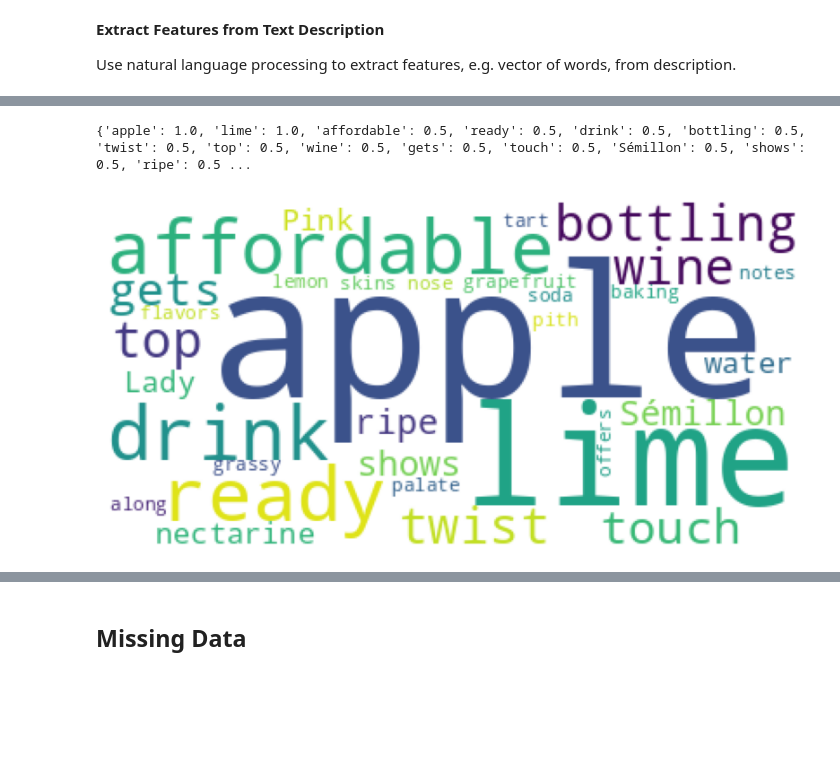
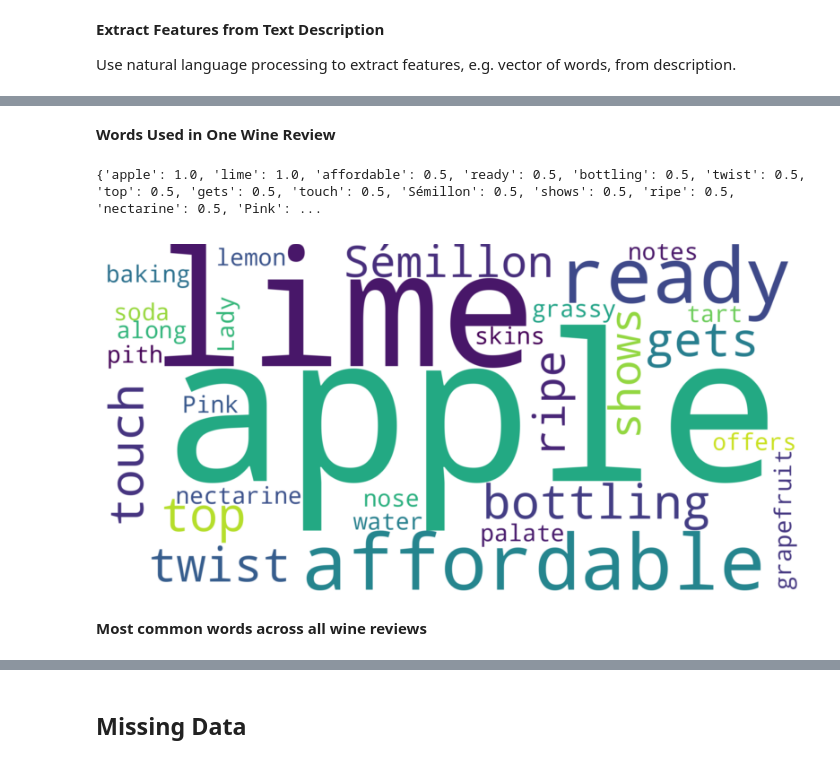
Before and after one commit to pasmith/oenologist, a Jupyter notebook: wine_review-initial_data_exploration.ipynb, the cells around one changed output, grey strips where cells are left out. Drawn from its saved outputs; the diff is of its cells as text; code cells hidden in the pictures; blank space fills up the shorter version.

Commit message:
cleaned up plots and notebooks. replaced title image of README

```diff
--- a/wine_review-initial_data_exploration.ipynb
+++ b/wine_review-initial_data_exploration.ipynb
@@ -25,6 +25,7 @@ import numpy as np
 
 import matplotlib.pyplot as plt
 import seaborn as sns
+sns.set()
 # %% [markdown]
 **Load Data**
 # %%
@@ -505,24 +505,33 @@ nltk.download('all');
+# %% [markdown]
+**Words Used in One Wine Review**
 # %%
 # helper Function for display frequency of words
-def freq_words(words, title=''):
+def freq_words(words, title=None):
   '''
   Show frequency of words as an image
   '''
+
+  stopwords = set(wc.STOPWORDS)
+  stopwords.update(["drink", "now", "wine", "flavor", "flavors"])
+
   # Generate frequency of words as an image
-  freq_words_img = wc.WordCloud(background_color='white', random_state=2).generate(words)
+  freq_words_img = wc.WordCloud(stopwords=stopwords, background_color='white', width=2048,height=1024, max_words=1000).generate(words)
 
   # print the vector of words extracted from the description
   print(freq_words_img.words_)
 
   # Display the image
   plt.figure(figsize=(10, 10))
-  plt.title(title)
-  plt.imshow(freq_words_img)
+  if title is not None:
+    plt.title(title)
+  plt.imshow(freq_words_img, interpolation="bilinear")
   plt.axis("off")
   plt.show()
 
 # show a word cloud of the features extracted from the description
 freq_words(description)
 # %% [output]
-{'apple': 1.0, 'lime': 1.0, 'affordable': 0.5, 'ready': 0.5, 'drink': 0.5, 'bottling': 0.5, 'twist': 0.5, 'top': 0.5, 'wine': 0.5, 'gets': 0.5, 'touch': 0.5, 'Sémillon': 0.5, 'shows': 0.5, 'ripe': 0.5 ...
+{'apple': 1.0, 'lime': 1.0, 'affordable': 0.5, 'ready': 0.5, 'bottling': 0.5, 'twist': 0.5, 'top': 0.5, 'gets': 0.5, 'touch': 0.5, 'Sémillon': 0.5, 'shows': 0.5, 'ripe': 0.5, 'nectarine': 0.5, 'Pink': ...
-[figure, old version]
+[figure, new version]
+# %% [markdown]
+**Most common words across all wine reviews**
```
Also changed, not shown: parts of 15 cells of this notebook, 8 other files.
